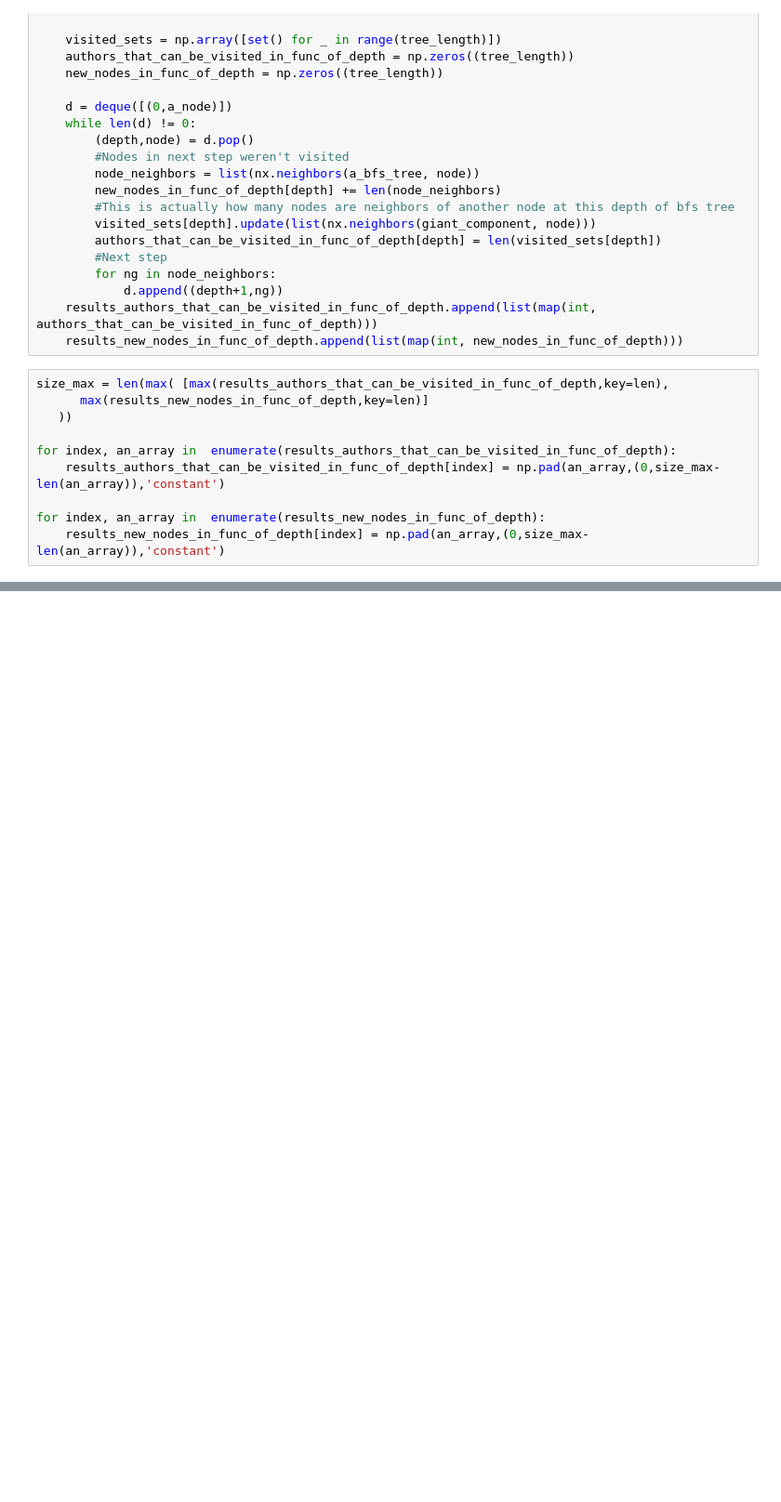
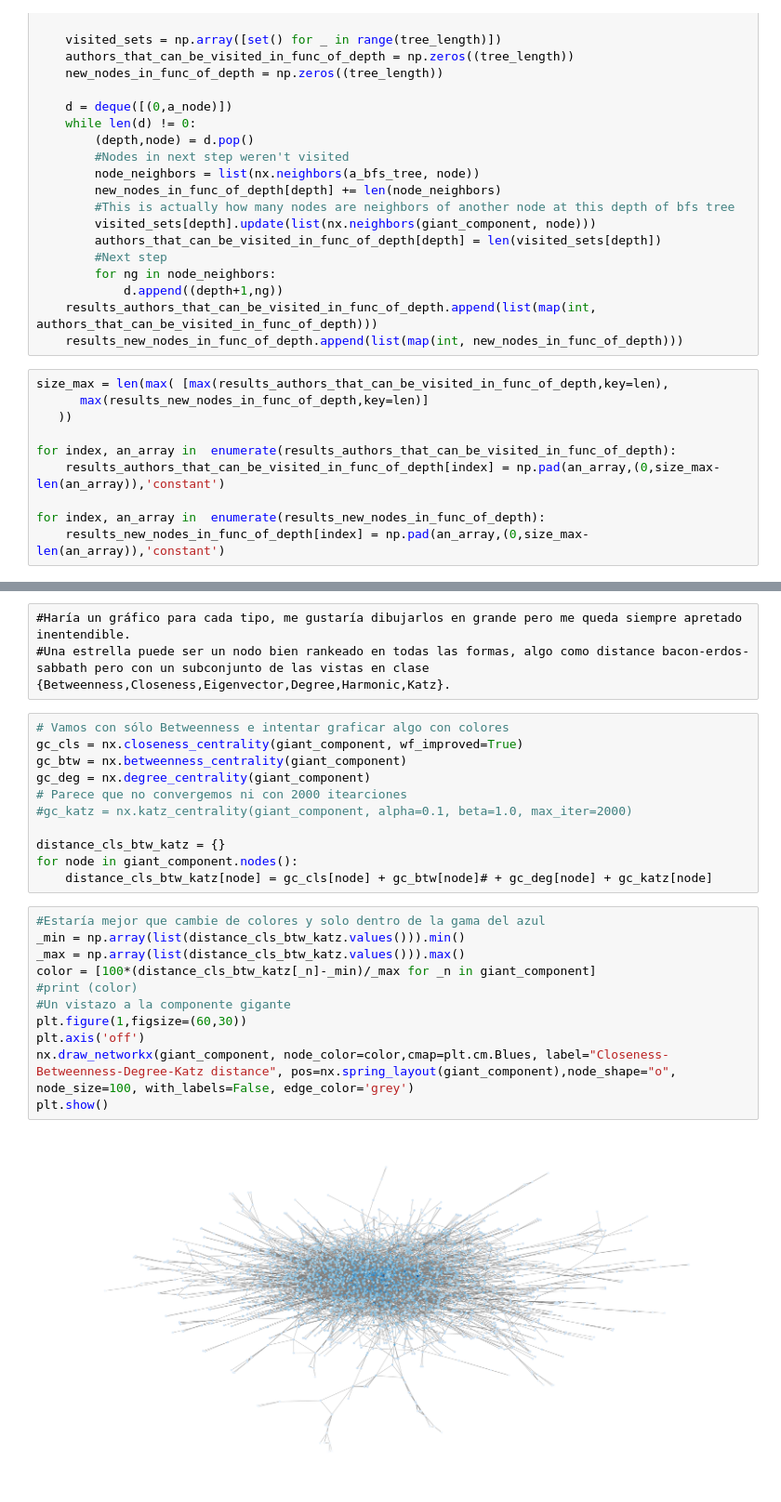
Before and after one commit to BrianBohe/DataScienceCourse, a Jupyter notebook: tp4/Untitled.ipynb, the cells around one changed output, grey strips where cells are left out. Shown at 93% size. Cells and saved outputs as stored; diff of their text form; blank space fills up the shorter version.

```diff
--- a/tp4/Untitled.ipynb
+++ b/tp4/Untitled.ipynb
@@ -207,0 +295,27 @@ array([[  1,   8,  27, ...,   0,   0,   0],
+# %% [raw]
+#Haría un gráfico para cada tipo, me gustaría dibujarlos en grande pero me queda siempre apretado inentendible.
+#Una estrella puede ser un nodo bien rankeado en todas las formas, algo como distance bacon-erdos-sabbath pero con un subconjunto de las vistas en clase {Betweenness,Closeness,Eigenvector,Degree,Harmonic,Katz}.
+# %%
+# Vamos con sólo Betweenness e intentar graficar algo con colores
+gc_cls = nx.closeness_centrality(giant_component, wf_improved=True)
+gc_btw = nx.betweenness_centrality(giant_component)
+gc_deg = nx.degree_centrality(giant_component)
+# Parece que no convergemos ni con 2000 itearciones
+#gc_katz = nx.katz_centrality(giant_component, alpha=0.1, beta=1.0, max_iter=2000)
+
+distance_cls_btw_katz = {}
+for node in giant_component.nodes():
+    distance_cls_btw_katz[node] = gc_cls[node] + gc_btw[node]# + gc_deg[node] + gc_katz[node]
+# %%
+#Estaría mejor que cambie de colores y solo dentro de la gama del azul
+_min = np.array(list(distance_cls_btw_katz.values())).min()
+_max = np.array(list(distance_cls_btw_katz.values())).max()
+color = [100*(distance_cls_btw_katz[_n]-_min)/_max for _n in giant_component]
+#print (color)
+#Un vistazo a la componente gigante
+plt.figure(1,figsize=(60,30))
+plt.axis('off')
+nx.draw_networkx(giant_component, node_color=color,cmap=plt.cm.Blues, label="Closeness-Betweenness-Degree-Katz distance", pos=nx.spring_layout(giant_component),node_shape="o", node_size=100, with_labels=False, edge_color='grey')
+plt.show()
+# %% [output]
+[figure, added]
```
Also changed, not shown: parts of 17 cells of this notebook.
